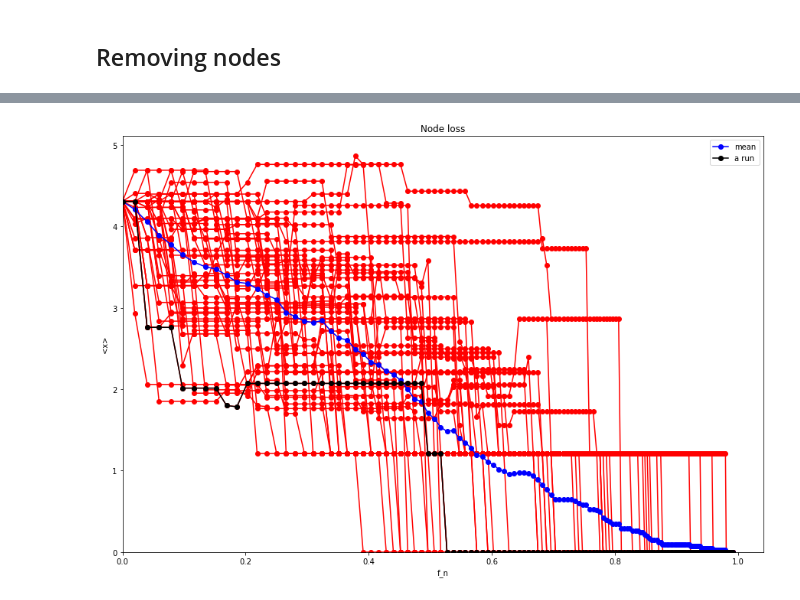
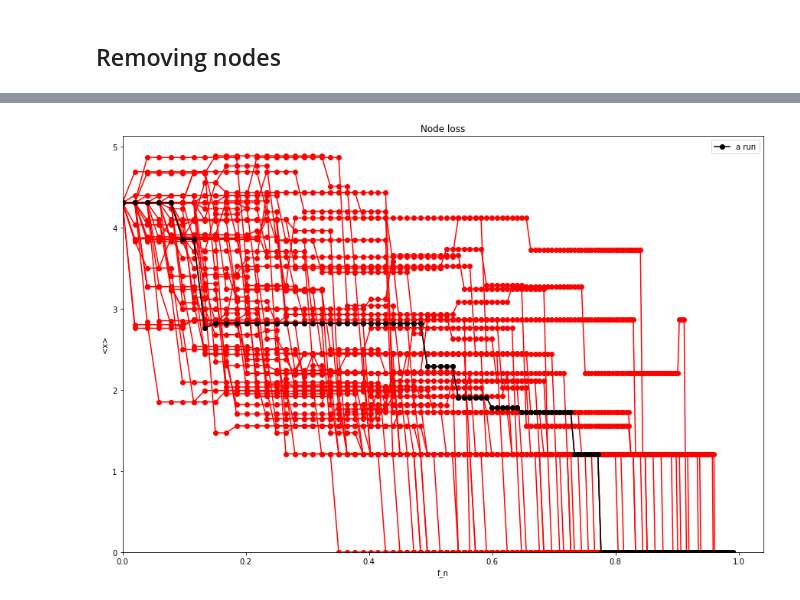
Before and after one commit to PranavAga/resilience-in-complex_networks, a Jupyter notebook: 3d.ipynb, the cells around one changed output, grey strips where cells are left out. Drawn from its saved outputs; the diff is of its cells as text; code cells hidden in the pictures.

```diff
--- a/3d.ipynb
+++ b/3d.ipynb
@@ -41,15 +54,14 @@ def michealis_menten_ODE(values, t, A, B=1, f=1, h=2):
     dvalues_dt+= np.dot(A,vpowh/(vpowh+1))
 
     return dvalues_dt
-# %%
-A_gcc = get_LCC(A)
 # %%
-n_nodes = A_gcc.shape[0]
+n_nodes = A.shape[0]
 initial_values = np.ones(n_nodes) * 2
 print(initial_values.shape)
 t = np.arange(0, 10, 0.01)
 
-values = odeint(michealis_menten_ODE, initial_values, t, args=(A_gcc,))
+# Solving ODEs
+values = odeint(michealis_menten_ODE, initial_values, t, args=(A,))
 
 print(values.shape)
 # %% [output]
@@ -75,11 +84,15 @@ plt.show()
 # %% [markdown]
 ## Removing nodes
 # %%
-def remove_nodes(A, n_rem, seed=SEED):
+def remove_nodes(A, n_rem):
+    '''
+    Randomly removes 'n_rem' nodes from a network.
+    -------------------
+    Returns the resultant matrix
+    '''
     if A.shape[0] == 0:
         return A
 
-    np.random.seed(seed)
     rem_idx = np.random.choice(np.arange(A.shape[0]), size=n_rem)
 
     A_rem_row = np.delete(A, rem_idx, 0)
@@ -88,6 +101,9 @@ def remove_nodes(A, n_rem, seed=SEED):
     return A_curr
 
 def get_activity_remnode(A_curr,h=0.01,tf=8):
+    '''
+    Returns the average activity of a network at time 'tf'
+    '''
     t = np.arange(0, tf, h)
     initial_values = np.ones(A_curr.shape[0]) * 2
 
@@ -103,27 +116,31 @@ run_seed = np.random.choice(10000, nruns, replace=False)
 # %%
-activities_nruns = []
-F_N = []
-N_rem = []
+activities_nruns = []   # avergage activities
+F_N = []    # fraction of nodes removed
+N_rem = []  # number of nodes removed
 max_iter = A.shape[0]
 
 cuttoff = 0.99
-for seed in tqdm(run_seed):
+for i in tqdm(range(nruns)):
     f_n = 0
     activities = []
     A_ret = A
     remove = False
-    i = 0
+    itr = 0
 
-    while (seed==run_seed[0] and f_n < cuttoff) or (seed!=run_seed[0] and i<max_iter):
-        if(seed==run_seed[0]):
+    while (i==0 and f_n < cuttoff) or (i!=0 and itr<max_iter):
+        if(i==0):
+            # finding number of nodes removed
             n_rem = math.ceil(A_ret.shape[0]*f_rem) if remove else 0
             N_rem.append(n_rem)
 
-        A_ret = remove_nodes(A_ret, N_rem[i],seed)
+        # removing nodes
+        A_ret = remove_nodes(A_ret, N_rem[itr])
 
         if (A_ret.shape[0]!=0):
+            # finding relevant components
             A_gcc = get_LCC(A_ret)
             if (A_gcc.shape[0]!=0):
+                # calculating activities
                 x_avg = get_activity_remnode(A_gcc,h=0.01, tf=8)
                 activities.append(x_avg)
             else:
@@ -132,12 +149,12 @@ for seed in tqdm(run_seed):
             activities.append(0)
 
         remove = True
-        i+= 1
+        itr+= 1
 
-        if(seed==run_seed[0]):
+        if(i==0):
             f_n+= N_rem[-1]/ A.shape[0]
             F_N.append(f_n)
-            max_iter = i
+            max_iter = itr
 
     activities_nruns.append(activities)
 # %%
@@ -151,16 +168,15 @@ print(len(F_N))
 # %%
 plt.figure(figsize=(15,10))
 plt.plot(F_N,activities_nruns.T, 'o-', color='r')
-plt.plot(F_N,np.mean(activities_nruns,axis=0), 'o-', color='blue', label='mean')
 plt.plot(F_N,activities_nruns[np.random.choice(range(nruns),1)[0]], 'o-', color='black', label='a run')
 
 plt.ylim(ymin=0)
 plt.xlim(xmin=0)
 plt.xlabel(f'f_n')
 plt.ylabel(f'<x>')
 plt.title('Node loss')
 plt.legend()
 
 plt.show()
 # %% [output]
-[figure, old version]
+[figure, new version]
```
Also changed, not shown: parts of 13 cells of this notebook, 3 other files.
